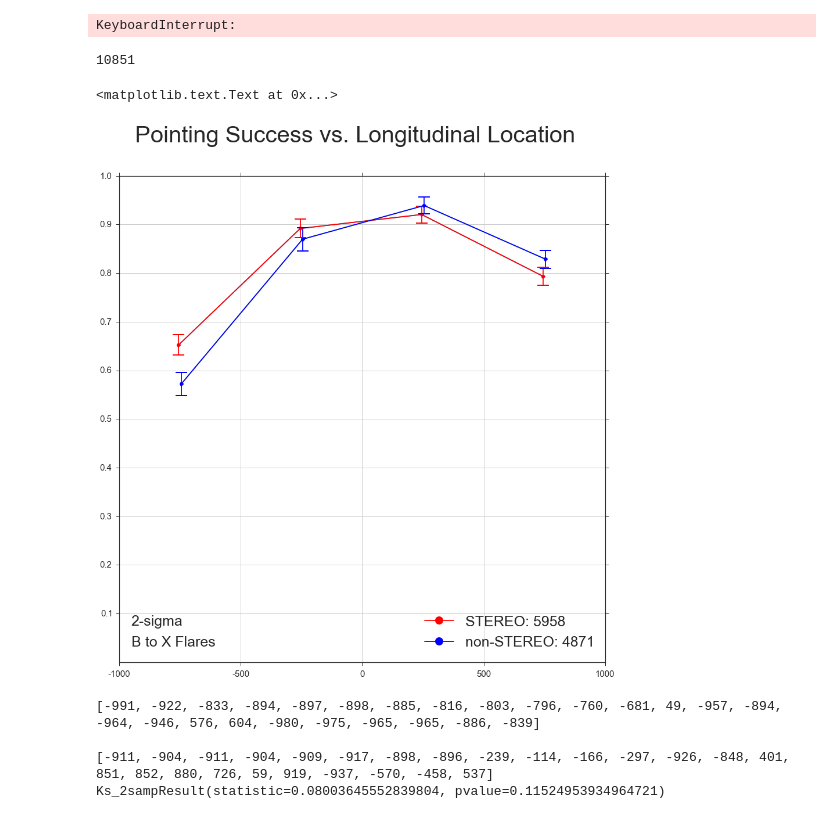
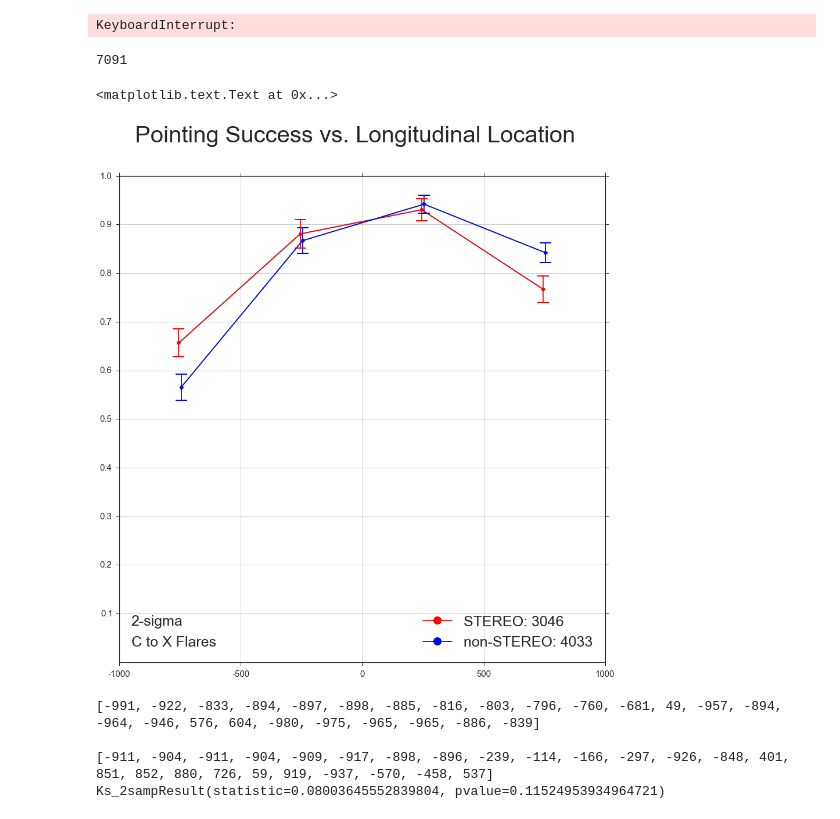
Before and after one commit to gwoelkicfa/xrt_metadata_project, a Jupyter notebook: xrt_flare_analysis.ipynb, the cells around one changed output. Saved outputs shown, nothing was run; the diff lists cells and outputs as text; code cells hidden in the pictures.

```diff
--- a/xrt_flare_analysis.ipynb
+++ b/xrt_flare_analysis.ipynb
@@ -1933,7 +1937,7 @@ pointings = getPointingFileInfo(t_i,allFiles=True) #t_i argument has no effect b
 t_f = datetime.datetime.utcnow()
 t_i = datetime.datetime(2009,1,1)
 
-flareType = ('B to X','B','Z')
+flareType = ('C to X','C','Z')
 z = 2
 
 data = getXrtFlareCat(t_i,t_f)
@@ -1980,35 +1984,35 @@ for period in [(t_i,t_f,'STEREO',[-755,-255,245,745],'red'),(t_i2,t_f2,'non-STER
         p = right / total
         error = z*(p*(1-p)/total)**0.5
 
         regionDict[region[2]] = (p,error)
         flares += total
 
     x = period[3]
     y = [e[0] for e in [regionDict[key] for key in ['E','CE','CW','W']]]
     err = [e[1] for e in [regionDict[key] for key in ['E','CE','CW','W']]]
     color = period[4]
 
     ax.errorbar(x,y,yerr=err,capthick=2,capsize=10,ecolor=color)
     plot = ax.plot(x,y,'-o',color=color)
 
     leg.append(plot[0])
     labels.append(period[2] + ': ' + str(int(flares/2)))
 
 ax.legend(leg,labels,fontsize=25,markerscale=2,loc=4)
 ax.text(0.025,0.033,str(z) + '-sigma\n' + flareType[0] + ' Flares',size=25,
         transform=ax.transAxes,linespacing = 1.7)
 
 ax.axis([-1000,1000,0,1])
 ax.set_yticks([.1,.2,.3,.4,.5,.6,.7,.8,.9,1.0])
 ax.set_yticklabels([.1,.2,.3,.4,.5,.6,.7,.8,.9,1.0],size=15)
 ax.set_xticklabels([-1000,-500,0,500,1000],size=15)
 ax.grid()
 
 fig.suptitle('Pointing Success vs. Longitudinal Location', size = 40)
 # %% [output]
-10851
+7091
 <matplotlib.text.Text at 0x...>
-[figure, old version]
+[figure, new version]
 # %%
 t_f = datetime.datetime.utcnow()
 t_i = t_f - datetime.timedelta(days = 4000)
```
Also changed, not shown: parts of 1 cell of this notebook.
